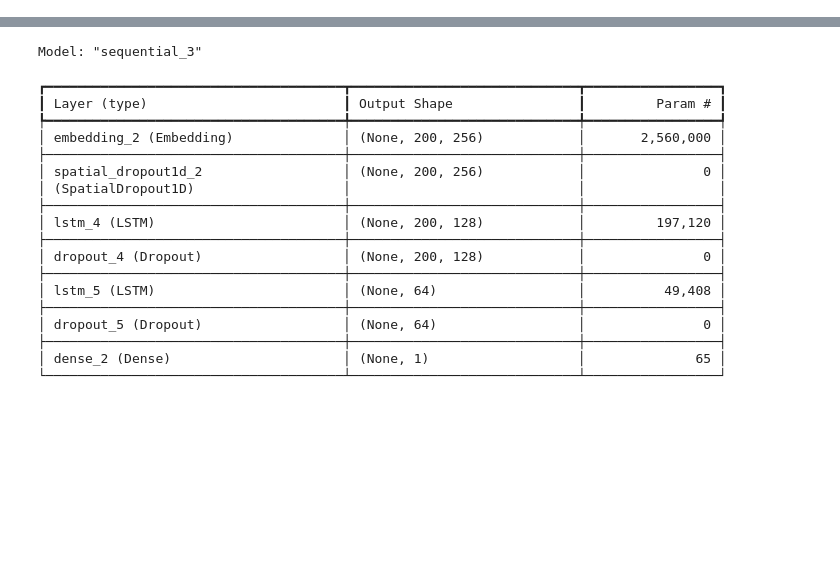
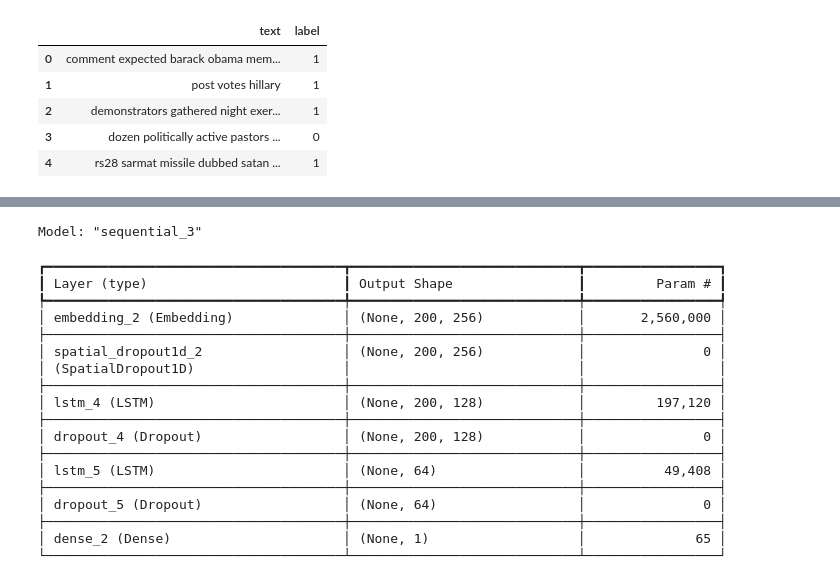
Before and after one commit to safiqurrahmang7/Project-Fake_news_classifier, a Jupyter notebook: notebooks/Model_Training.ipynb, the cells around one changed output, grey strips where cells are left out. Cells and saved outputs as stored; diff of their text form; code cells hidden in the pictures; blank space fills up the shorter version.

```diff
--- a/notebooks/Model_Training.ipynb
+++ b/notebooks/Model_Training.ipynb
@@ -1,3 +1,15 @@
+# %%
+import pandas as pd
+
+df = pd.read_csv('D:/Project-Fake_news_classifier/ProcessedData/fake_news_processed.csv')
+df.head()
+# %% [output]
+|  | text | label |
+| 0 | comment expected barack obama mem... | 1 |
+| 1 | post votes hillary | 1 |
+| 2 | demonstrators gathered night exer... | 1 |
+| 3 | dozen politically active pastors ... | 0 |
+| 4 | rs28 sarmat missile dubbed satan ... | 1 |
 # %%
 #Loading the dataset
 import pandas as pd
```
Also changed, not shown: parts of 8 cells of this notebook, 6 other files.
